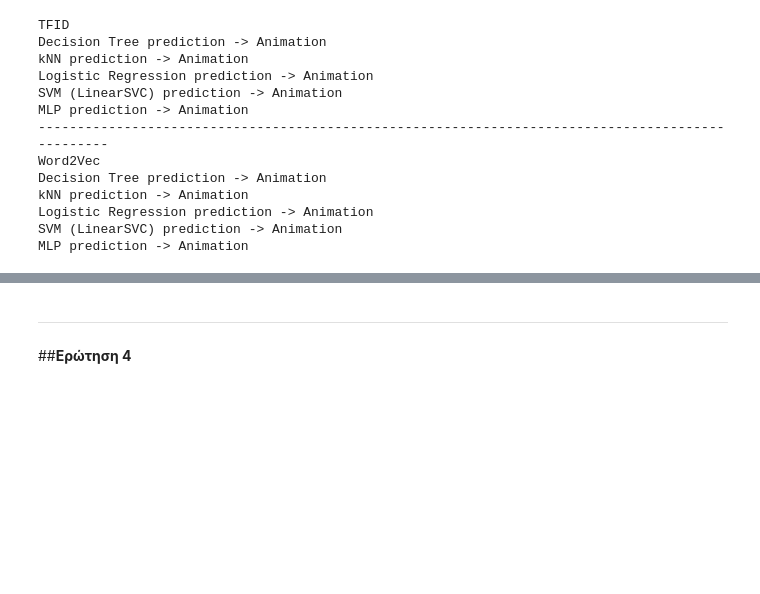
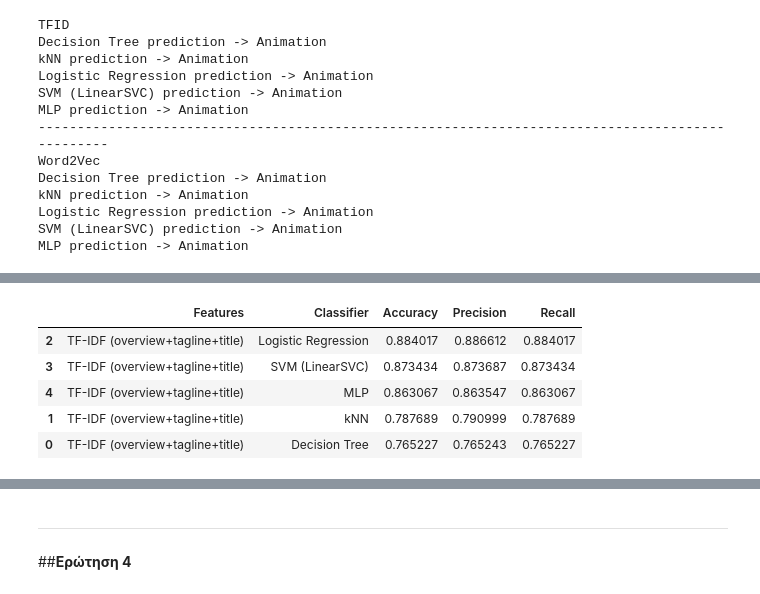
Before and after one commit to BillPapakyriakou/DataMining-Notebooks, a Jupyter notebook: assignment_3.ipynb, the cells around one changed output, grey strips where cells are left out. Saved outputs shown, nothing was run; the diff lists cells and outputs as text; code cells hidden in the pictures; blank space fills up the shorter version.

```diff
--- a/assignment_3.ipynb
+++ b/assignment_3.ipynb
@@ -849,0 +883,28 @@ MLP prediction -> Animation
+# %%
+# λίστα με τα αποτελέσματα του tfid
+tfidf_new_results = []
+# dictionary για αποθήκευση των confusion matrices για κάθε classifier
+tfidf_new_confusions = {}
+
+# κάνουμε 5-fold cross validation ανα classifier
+for name, model in tfidf_models.items():
+    accuracy, precision, recall, cm, _ = evaluate_metrics(model, X_text_new, y, labels, cv)
+    tfidf_new_results.append({
+        "Features": "TF-IDF (overview+tagline+title)",
+        "Classifier": name,
+        "Accuracy": accuracy,
+        "Precision": precision,
+        "Recall": recall
+    })
+    tfidf_new_confusions[name] = cm
+
+# αποτελέσματα sorted με βάση το accuracy του κάθε classifier
+tfidf_new_results_df = pd.DataFrame(tfidf_new_results).sort_values(by="Accuracy", ascending=False)
+tfidf_new_results_df
+# %% [output]
+|  | Features | Classifier | Accuracy | Precision | Recall |
+| 2 | TF-IDF (overview+tagline+title) | Logistic Regression | 0.884017 | 0.886612 | 0.884017 |
+| 3 | TF-IDF (overview+tagline+title) | SVM (LinearSVC) | 0.873434 | 0.873687 | 0.873434 |
+| 4 | TF-IDF (overview+tagline+title) | MLP | 0.863067 | 0.863547 | 0.863067 |
+| 1 | TF-IDF (overview+tagline+title) | kNN | 0.787689 | 0.790999 | 0.787689 |
+| 0 | TF-IDF (overview+tagline+title) | Decision Tree | 0.765227 | 0.765243 | 0.765227 |
```
Also changed, not shown: parts of 9 cells of this notebook.
